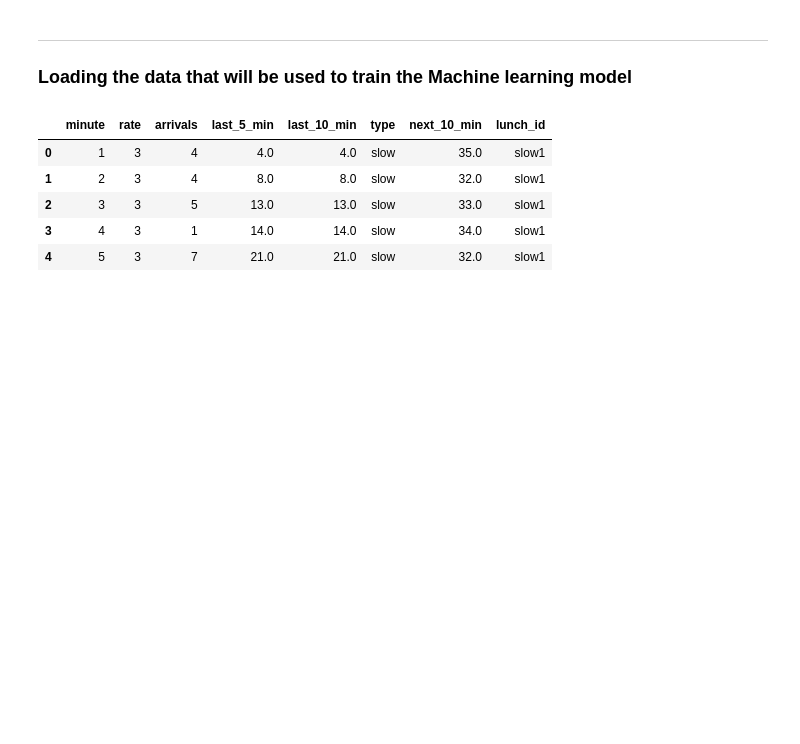
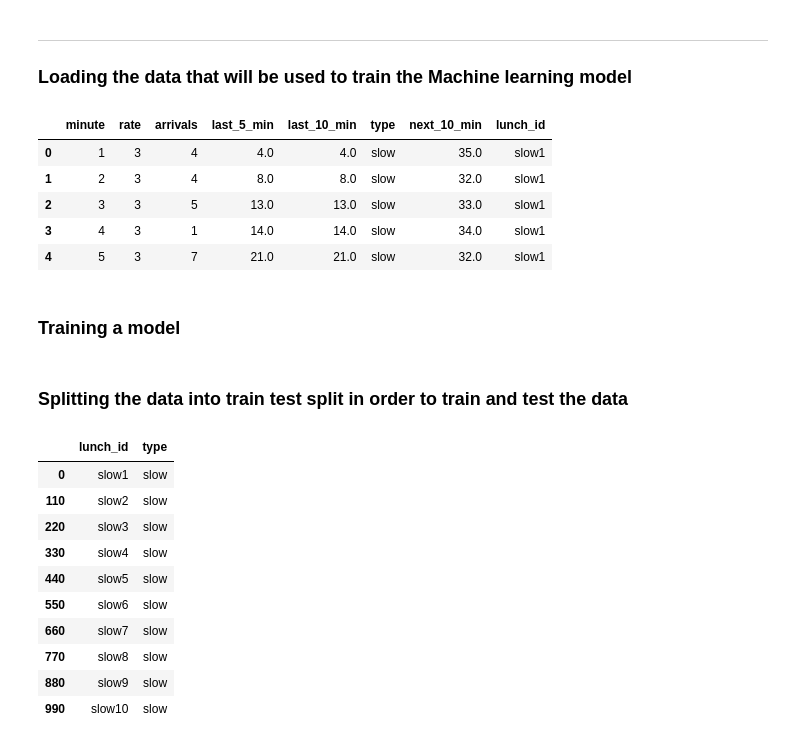
Before and after one commit to suzaladhikari/cafeteria_simulation, a Jupyter notebook: m.ipynb, the cells around one changed output. Drawn from its saved outputs; the diff is of its cells as text; code cells hidden in the pictures; blank space fills up the shorter version.

Commit message:
merged everything into on e

```diff
--- a/m.ipynb
+++ b/m.ipynb
@@ -18,3 +18,5 @@ simulation_data.head(5)
 | 2 | 3 | 3 | 5 | 13.0 | 13.0 | slow | 33.0 | slow1 |
 | 3 | 4 | 3 | 1 | 14.0 | 14.0 | slow | 34.0 | slow1 |
 | 4 | 5 | 3 | 7 | 21.0 | 21.0 | slow | 32.0 | slow1 |
+# %% [markdown]
+### Training a model
@@ -20,0 +27,9 @@ simulation_data.head(5)
+# %% [markdown]
+### Splitting the data into train test split in order to train and test the data
+# %%
+simulation_data_c = simulation_data.copy()
+## Since there are 100 samples of each lunch_id we will grab only one of each
+lunch_info = simulation_data_c[['lunch_id', 'type']].drop_duplicates()
+train_ids, test_ids = train_test_split(lunch_info['lunch_id'], test_size =0.2, stratify=lunch_info["type"], random_state=42)
+train = simulation_data_c[simulation_data_c['lunch_id'].isin(train_ids)]
+test = simulation_data_c[simulation_data_c['lunch_id'].isin(test_ids)]
@@ -20,0 +43,14 @@ simulation_data.head(5)
+# %%
+lunch_info.head(10)
+# %% [output]
+|  | lunch_id | type |
+| 0 | slow1 | slow |
+| 110 | slow2 | slow |
+| 220 | slow3 | slow |
+| 330 | slow4 | slow |
+| 440 | slow5 | slow |
+| 550 | slow6 | slow |
+| 660 | slow7 | slow |
+| 770 | slow8 | slow |
+| 880 | slow9 | slow |
+| 990 | slow10 | slow |
```
Also changed, not shown: parts of 7 cells of this notebook.
